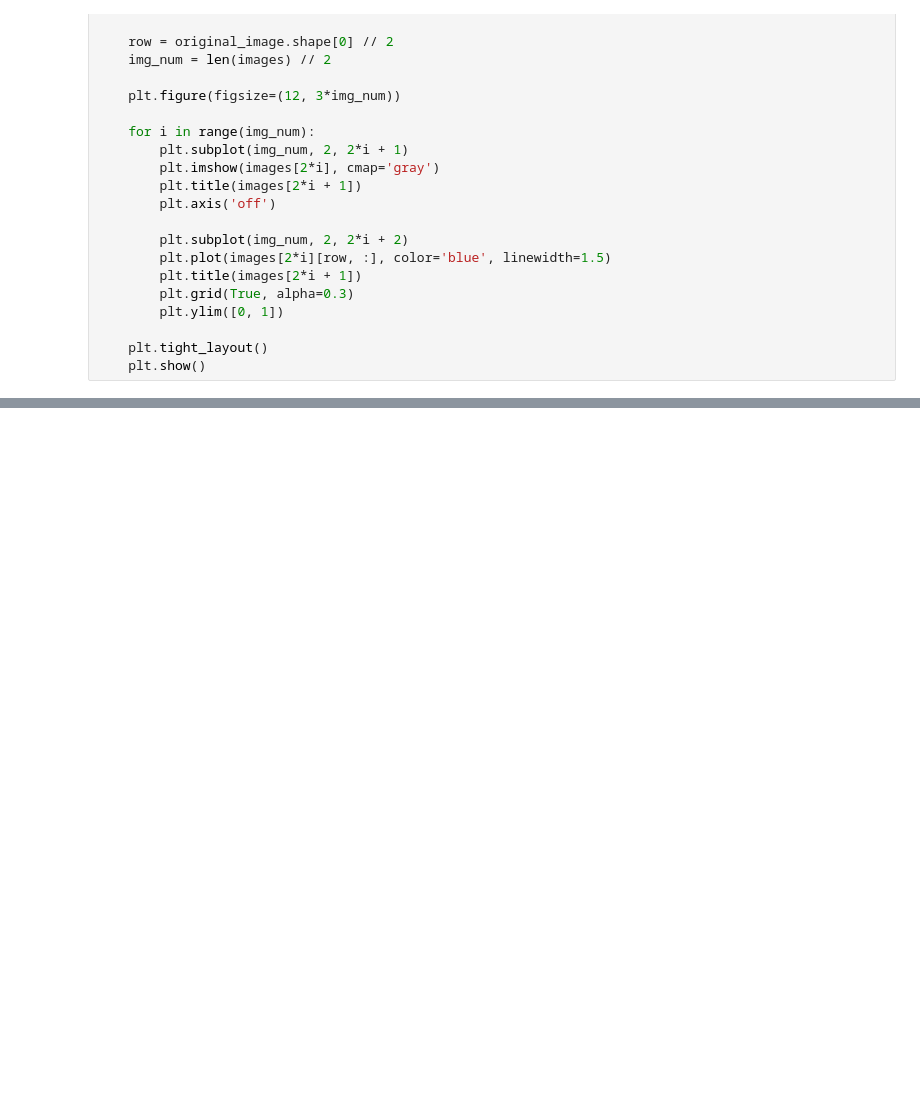
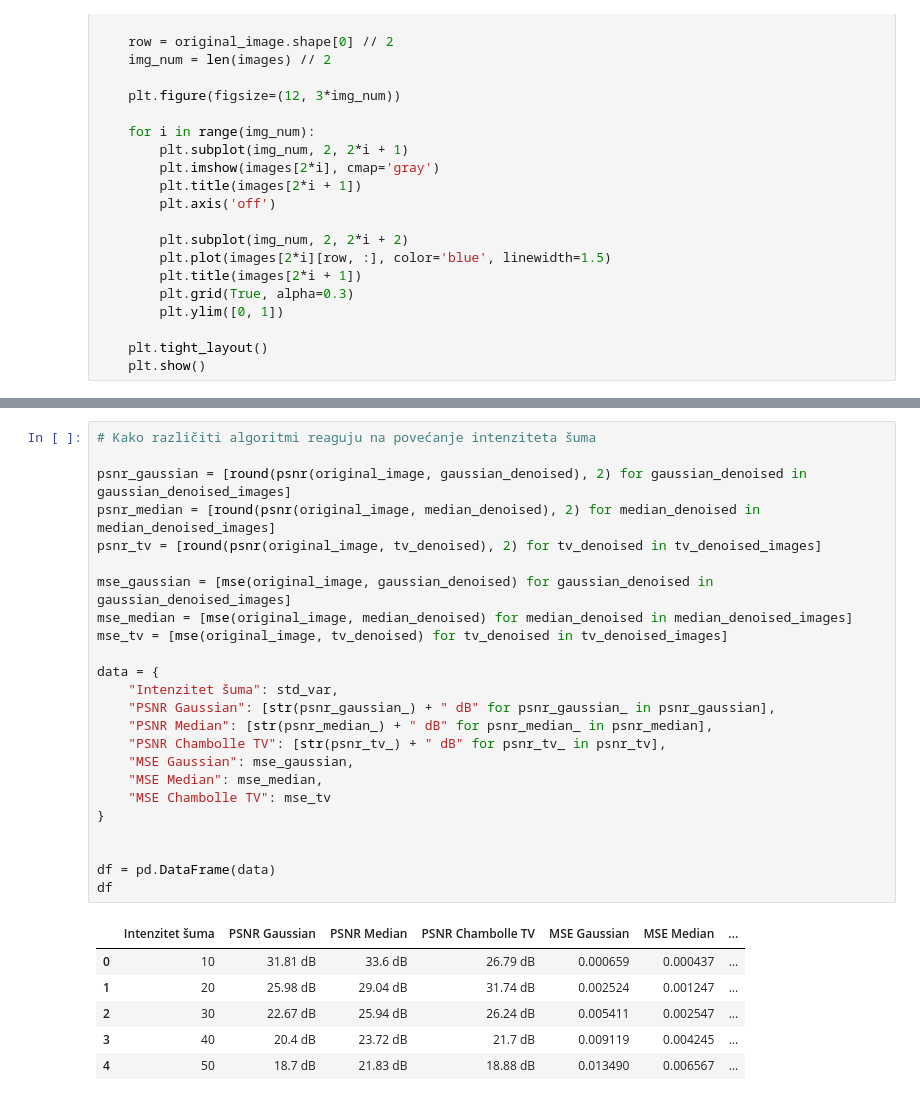
Before and after one commit to NataMata/TotalVariationDenoisingMethod, a Jupyter notebook: gaussian_median_chambolle.ipynb, the cells around one changed output, grey strips where cells are left out. Saved outputs shown, nothing was run; the diff lists cells and outputs as text; blank space fills up the shorter version.

```diff
--- a/gaussian_median_chambolle.ipynb
+++ b/gaussian_median_chambolle.ipynb
@@ -162,0 +164,31 @@ plot_signal(original_image,'Original signal', noisy_image, 'Noisy signal', gauss
+# %%
+# Kako različiti algoritmi reaguju na povećanje intenziteta šuma
+
+psnr_gaussian = [round(psnr(original_image, gaussian_denoised), 2) for gaussian_denoised in gaussian_denoised_images]
+psnr_median = [round(psnr(original_image, median_denoised), 2) for median_denoised in median_denoised_images]
+psnr_tv = [round(psnr(original_image, tv_denoised), 2) for tv_denoised in tv_denoised_images]
+
+mse_gaussian = [mse(original_image, gaussian_denoised) for gaussian_denoised in gaussian_denoised_images]
+mse_median = [mse(original_image, median_denoised) for median_denoised in median_denoised_images]
+mse_tv = [mse(original_image, tv_denoised) for tv_denoised in tv_denoised_images]
+
+data = {
+    "Intenzitet šuma": std_var,
+    "PSNR Gaussian": [str(psnr_gaussian_) + " dB" for psnr_gaussian_ in psnr_gaussian],
+    "PSNR Median": [str(psnr_median_) + " dB" for psnr_median_ in psnr_median],
+    "PSNR Chambolle TV": [str(psnr_tv_) + " dB" for psnr_tv_ in psnr_tv],
+    "MSE Gaussian": mse_gaussian,
+    "MSE Median": mse_median,
+    "MSE Chambolle TV": mse_tv
+}
+
+
+df = pd.DataFrame(data)
+df
+# %% [output]
+|  | Intenzitet šuma | PSNR Gaussian | PSNR Median | PSNR Chambolle TV | MSE Gaussian | MSE Median | ... |
+| 0 | 10 | 31.81 dB | 33.6 dB | 26.79 dB | 0.000659 | 0.000437 | ... |
+| 1 | 20 | 25.98 dB | 29.04 dB | 31.74 dB | 0.002524 | 0.001247 | ... |
+| 2 | 30 | 22.67 dB | 25.94 dB | 26.24 dB | 0.005411 | 0.002547 | ... |
+| 3 | 40 | 20.4 dB | 23.72 dB | 21.7 dB | 0.009119 | 0.004245 | ... |
+| 4 | 50 | 18.7 dB | 21.83 dB | 18.88 dB | 0.013490 | 0.006567 | ... |
```
Also changed, not shown: parts of 6 cells of this notebook.
